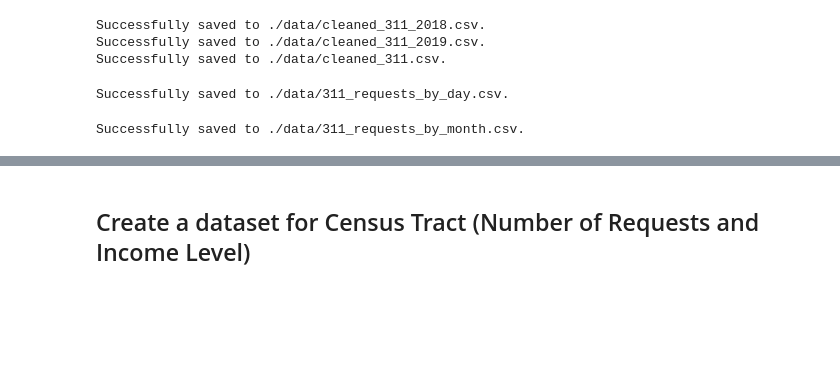
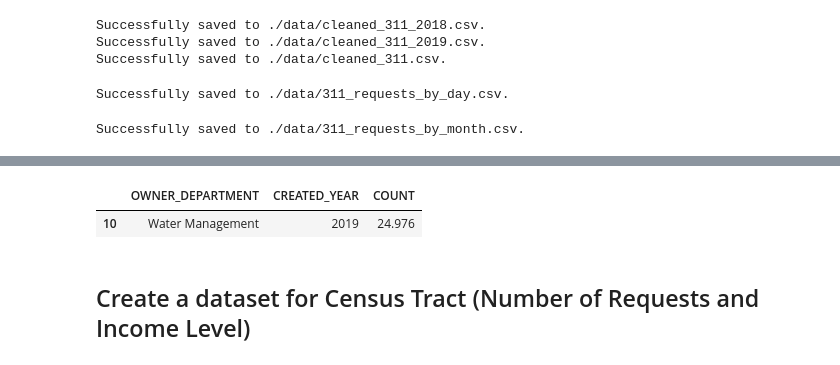
Before and after one commit to siyoungbyun/311-requests-dataviz, a Jupyter notebook: data_preprocessing.ipynb, the cells around one changed output, grey strips where cells are left out. Cells and saved outputs as stored; diff of their text form; code cells hidden in the pictures; blank space fills up the shorter version.

```diff
--- a/data_preprocessing.ipynb
+++ b/data_preprocessing.ipynb
@@ -214,3 +214,35 @@ month_filename = "./data/311_requests_by_month.csv"
 df_to_csv(requests_by_month, month_filename, verbose=True)
 # %% [output]
 Successfully saved to ./data/311_requests_by_month.csv.
+# %%
+dept = [
+        "Streets and Sanitation",
+        "CDOT - Department of Transportation",
+        "DWM - Department of Water Management",
+        "DOB - Buildings",
+        "Animal Care and Control",
+        "BACP - Business Affairs and Consumer Protection",
+        "311 City Services"
+        ]
+dept_dict = {
+    "Streets and Sanitation": "Streets and Sanitation",
+    "CDOT - Department of Transportation": "Transportation",
+    "DWM - Department of Water Management": "Water Management",
+    "DOB - Buildings": "Buildings",
+    "Animal Care and Control": "Animal Care / Control",
+    "BACP - Business Affairs and Consumer Protection": "Business Affairs",
+    "311 City Services": "311 City Services"
+    }
+
+dept_count = df_2018.groupby(['OWNER_DEPARTMENT', "CREATED_YEAR"]).size().sort_values(ascending=False).reset_index(name='COUNT')
+top_10_type_2018 = dept_count.nlargest(8, 'COUNT')
+dept_count = df_2019.groupby(['OWNER_DEPARTMENT', "CREATED_YEAR"]).size().sort_values(ascending=False).reset_index(name='COUNT')
+top_10_type_2019 = dept_count.nlargest(8, 'COUNT')
+
+top_10_type = top_10_type_2018.append(top_10_type_2019, ignore_index=True)
+top_10_type = top_10_type[top_10_type.OWNER_DEPARTMENT.isin(dept)].reset_index(drop=True)
+top_10_type["OWNER_DEPARTMENT"] = top_10_type["OWNER_DEPARTMENT"].apply(lambda x: dept_dict[x])
+top_10_type["COUNT"] = top_10_type["COUNT"] / 1000
+
+top_10_filename = "./data/top_10_dept.csv"
+df_to_csv(top_10_type, top_10_filename, verbose=True)
@@ -217,3 +251,8 @@ Successfully saved to ./data/311_requests_by_month.csv.
+# %%
+top_10_type.sample(n=1)
+# %% [output]
+|  | OWNER_DEPARTMENT | CREATED_YEAR | COUNT |
+| 10 | Water Management | 2019 | 24.976 |
 # %% [markdown]
 ## Create a dataset for Census Tract (Number of Requests and Income Level)
 # %%
```
Also changed, not shown: parts of 1 cell of this notebook, 4 other files.
